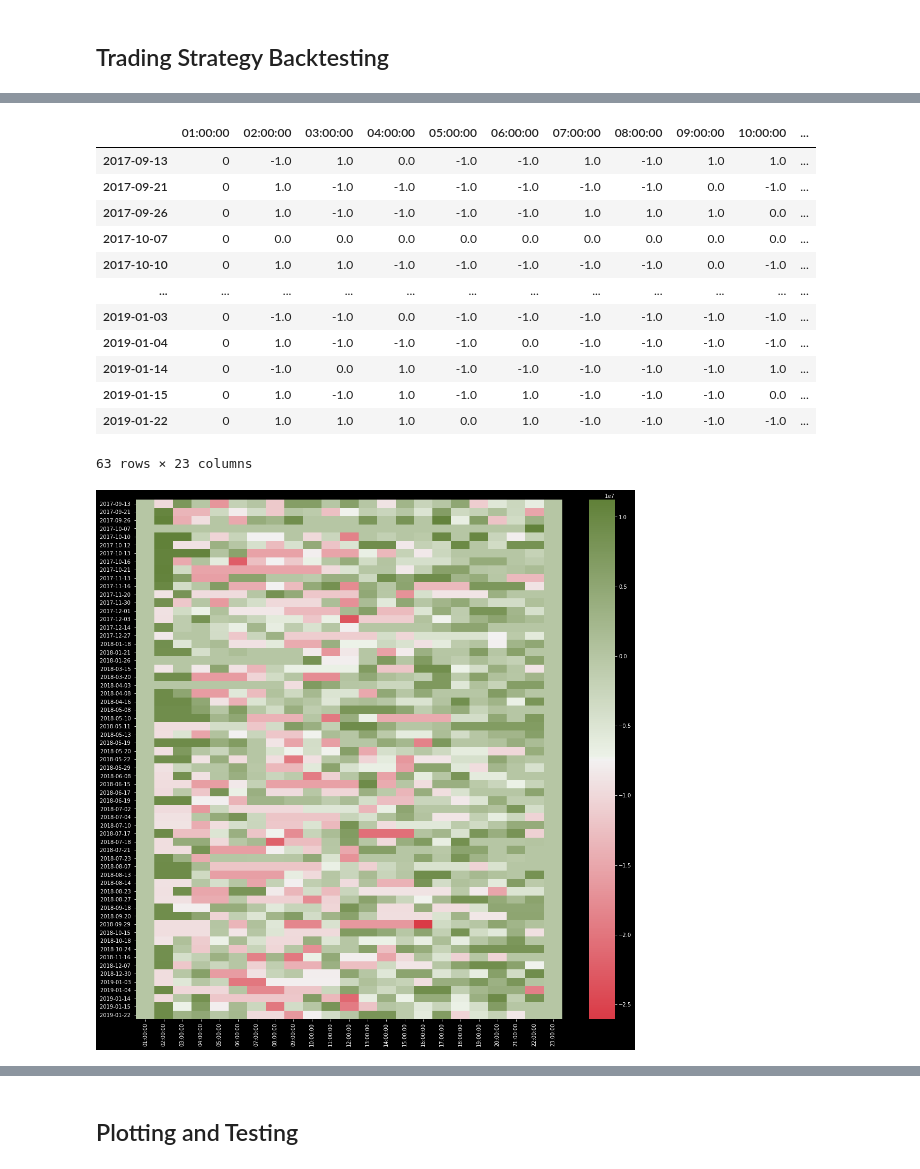
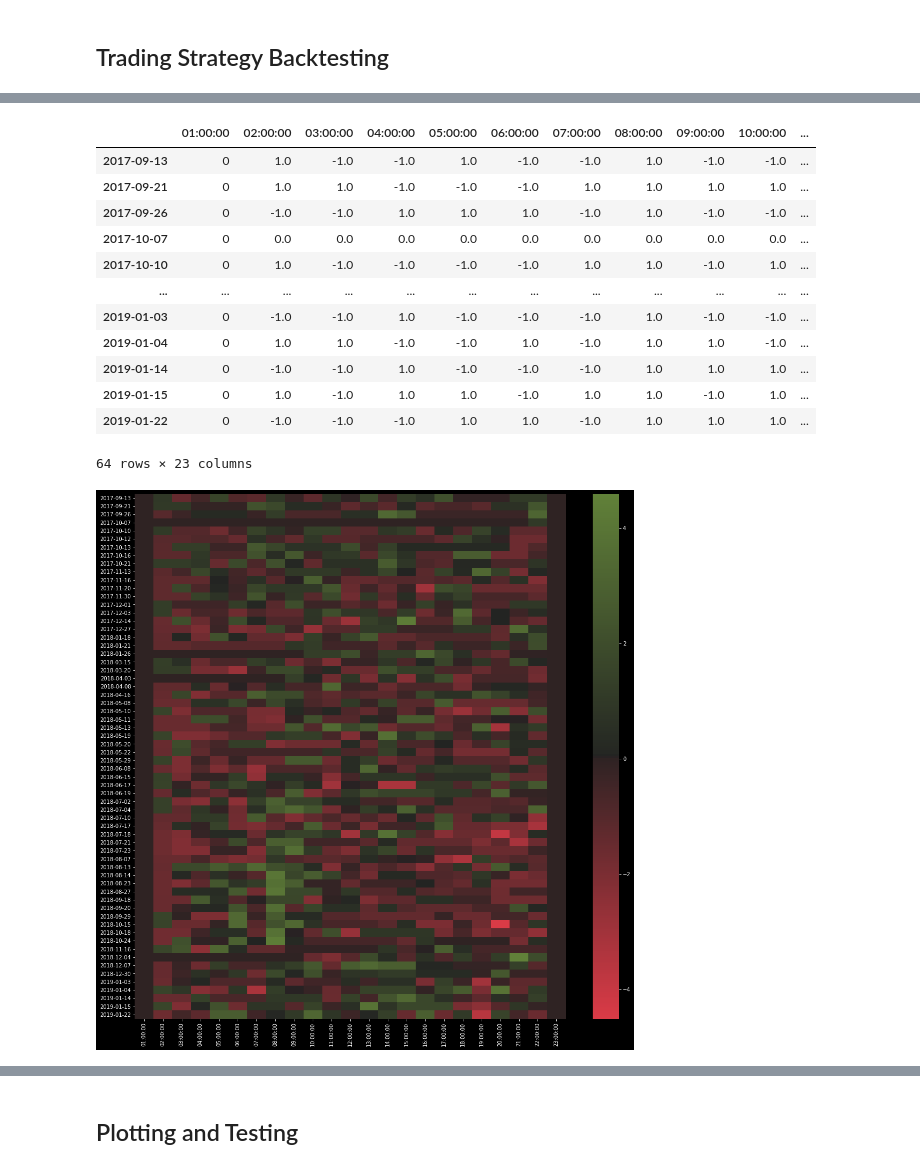
Before and after one commit to ktsou/TradingNLP-shell, a Jupyter notebook: main.ipynb, the cells around one changed output, grey strips where cells are left out. Cells and saved outputs as stored; diff of their text form; code cells hidden in the pictures.

```diff
--- a/main.ipynb
+++ b/main.ipynb
@@ -178,10 +239,14 @@ from data_import import BTC_total
 # %%
+# import the spreads from Kraken historical data
 df1 = pd.read_csv('./Data/bitcoinity_data.csv', index_col = False)
-format = "%Y-%m-%d %H:%M:%S"
+format2 = "%Y-%m-%d %H:%M:%S"
 df1.index = df1['Time'].apply(lambda x: str(x)[:-4])
-df1.index = [datetime.strptime(i, format) for i in df1.index]
+df1.index = [datetime.strptime(i, format2) for i in df1.index]
 df1.columns = ['date','spreads']
+# spreads are in % values
+df1['spreads'] = df1['spreads']/100
 df1
+
 #algo.add_spreads(df1['spreads'])
 # %% [output]
 |  | date | spreads |
@@ -208,8 +293,8 @@ df1
 # %%
-signal = Signal3(df['Bitcoin'])
-strategy = BitcoinNLPStrategy()
-strategy.add_signal(signal)
-algo = customNLP(1, df[['Open','Open']], strategy)
-#algo.set_stoploss(0.01)
-#algo.add_spreads(df1['spreads'])
-algo.run(split = True)
+# signal = Signal3(df2['Bitcoin_'])
+# strategy = BitcoinNLPStrategy()
+# strategy.add_signal(signal)
+# algo = customNLP(1, df2[['Open','Close']], strategy)
+# #algo.set_stoploss(0.01)
+# algo.add_spreads(df1['spreads'])
+# algo.run(split = True)
@@ -298,10 +414,10 @@ plt.plot(list(algo.metrics['Portfolio Marked']))
 # %%
-algo.metrics['date'] =  algo.metrics.index.map(lambda x : str(x)[:-8])
+algo.metrics['date'] =  algo.metrics.index.map(lambda x : str(x)[:-9])
 algo.metrics['hour'] =  algo.metrics.index.map(lambda x : str(x)[-8:])
 
 plt.title("Portfolio daily returns")
-daily_returns = algo.metrics.groupby(['date'])['Portfolio Marked'].first().pct_change().dropna().values
+daily_returns = algo.metrics.groupby(['date'])['Portfolio Marked'].first().pct_change().dropna()
 plt.hlines(0 ,0 ,daily_returns.shape[0])
-plt.plot(daily_returns)
+plt.plot(daily_returns.values)
 # %% [output]
 [<matplotlib.lines.Line2D at 0x...>]
@@ -331,9 +534,10 @@ heatm = pd.DataFrame(columns=sorted(hours), index = sorted(dates))
 heatm2 = pd.DataFrame(columns=sorted(hours), index = sorted(dates))
 for d in sorted(dates):
     for h in sorted(hours):
-        if d + h in algo.metrics.index and algo.metrics.loc[d + h]['Position USD'] != 0:
-            heatm2.loc[d][h] = algo.metrics.loc[d + h]['Position USD']/abs(algo.metrics.loc[d + h]['Position USD'])
-            heatm.loc[d][h] = algo.metrics.loc[d + h]['Position USD']
+        this_datetime = d + " " + h
+        if this_datetime in algo.metrics.index and algo.metrics.loc[this_datetime]['Position USD'] != 0:
+            heatm2.loc[d][h] = algo.metrics.loc[this_datetime]['Position USD']/abs(algo.metrics.loc[this_datetime]['Position USD'])
+            heatm.loc[d][h] = algo.metrics.loc[this_datetime]['Position USD']
         else:
             heatm.loc[d][h] = 0
 heatm = heatm.fillna(0)
@@ -341,33 +545,31 @@ heatm2 = heatm2.fillna(0)
 heatm2
 # %% [output]
 |  | 01:00:00 | 02:00:00 | 03:00:00 | 04:00:00 | 05:00:00 | 06:00:00 | 07:00:00 | 08:00:00 | 09:00:00 | 10:00:00 | ... |
-| 2017-09-13 | 0 | -1.0 | 1.0 | 0.0 | -1.0 | -1.0 | 1.0 | -1.0 | 1.0 | 1.0 | ... |
-| 2017-09-21 | 0 | 1.0 | -1.0 | -1.0 | -1.0 | -1.0 | -1.0 | -1.0 | 0.0 | -1.0 | ... |
-| 2017-09-26 | 0 | 1.0 | -1.0 | -1.0 | -1.0 | -1.0 | 1.0 | 1.0 | 1.0 | 0.0 | ... |
+| 2017-09-13 | 0 | 1.0 | -1.0 | -1.0 | 1.0 | -1.0 | -1.0 | 1.0 | -1.0 | -1.0 | ... |
+| 2017-09-21 | 0 | 1.0 | 1.0 | -1.0 | -1.0 | -1.0 | 1.0 | 1.0 | 1.0 | 1.0 | ... |
+| 2017-09-26 | 0 | -1.0 | -1.0 | 1.0 | 1.0 | 1.0 | -1.0 | 1.0 | -1.0 | -1.0 | ... |
 | 2017-10-07 | 0 | 0.0 | 0.0 | 0.0 | 0.0 | 0.0 | 0.0 | 0.0 | 0.0 | 0.0 | ... |
-| 2017-10-10 | 0 | 1.0 | 1.0 | -1.0 | -1.0 | -1.0 | -1.0 | -1.0 | 0.0 | -1.0 | ... |
+| 2017-10-10 | 0 | 1.0 | -1.0 | -1.0 | -1.0 | -1.0 | 1.0 | 1.0 | -1.0 | 1.0 | ... |
 | ... | ... | ... | ... | ... | ... | ... | ... | ... | ... | ... | ... |
-| 2019-01-03 | 0 | -1.0 | -1.0 | 0.0 | -1.0 | -1.0 | -1.0 | -1.0 | -1.0 | -1.0 | ... |
-| 2019-01-04 | 0 | 1.0 | -1.0 | -1.0 | -1.0 | 0.0 | -1.0 | -1.0 | -1.0 | -1.0 | ... |
-| 2019-01-14 | 0 | -1.0 | 0.0 | 1.0 | -1.0 | -1.0 | -1.0 | -1.0 | -1.0 | 1.0 | ... |
-| 2019-01-15 | 0 | 1.0 | -1.0 | 1.0 | -1.0 | 1.0 | -1.0 | -1.0 | -1.0 | 0.0 | ... |
-| 2019-01-22 | 0 | 1.0 | 1.0 | 1.0 | 0.0 | 1.0 | -1.0 | -1.0 | -1.0 | -1.0 | ... |
+| 2019-01-03 | 0 | -1.0 | -1.0 | 1.0 | -1.0 | -1.0 | -1.0 | 1.0 | -1.0 | -1.0 | ... |
+| 2019-01-04 | 0 | 1.0 | 1.0 | -1.0 | -1.0 | 1.0 | -1.0 | 1.0 | 1.0 | -1.0 | ... |
+| 2019-01-14 | 0 | -1.0 | -1.0 | 1.0 | -1.0 | -1.0 | -1.0 | 1.0 | 1.0 | 1.0 | ... |
+| 2019-01-15 | 0 | 1.0 | -1.0 | 1.0 | 1.0 | -1.0 | 1.0 | 1.0 | -1.0 | 1.0 | ... |
+| 2019-01-22 | 0 | -1.0 | -1.0 | -1.0 | 1.0 | 1.0 | -1.0 | 1.0 | 1.0 | 1.0 | ... |
-63 rows × 23 columns
+64 rows × 23 columns
 # %%
 import seaborn as sns
 import pandas as pd
 import numpy as np
 
-cmap = sns.diverging_palette(10, 110, s=75, l=50,
-                                  n=9,as_cmap=True)
-
+cmap = sns.diverging_palette(10, 110, s=75, l=50, n=9,center = 'dark', as_cmap=True)
 
 fig = plt.figure(figsize=(18, 18))
 # Default heatmap
 p1 = sns.heatmap(heatm, cmap = cmap)
 plt.savefig('heatmap1.png')
 # %% [output]
-[figure, old version]
+[figure, new version]
 # %%
 fig = plt.figure(figsize=(18, 18))
 # Default heatmap
```
Also changed, not shown: parts of 51 cells of this notebook, 7 other files.
